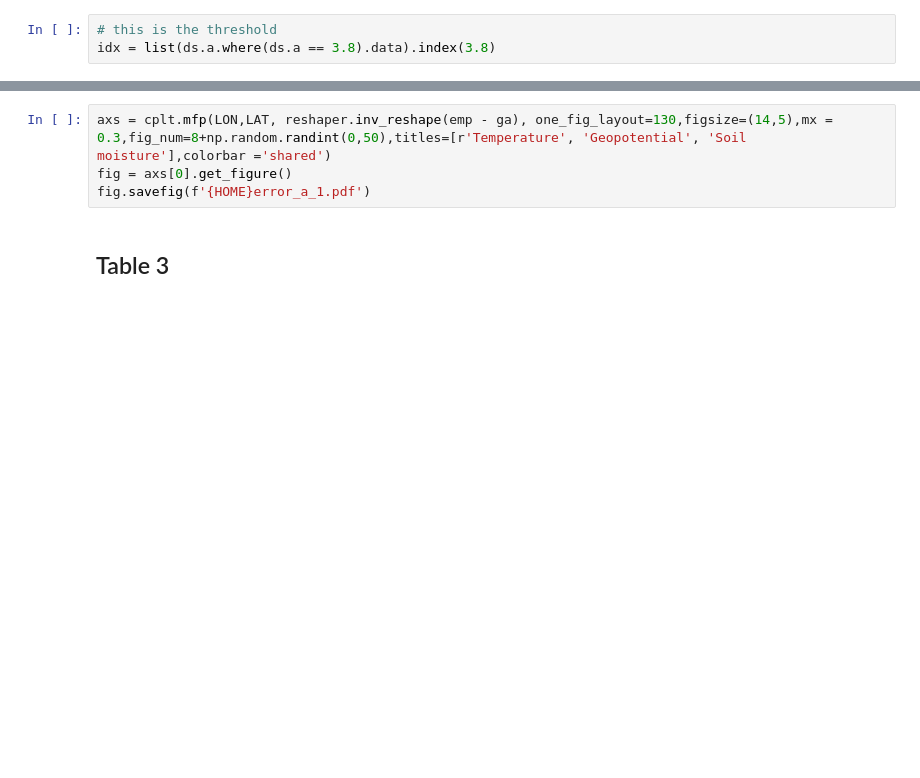
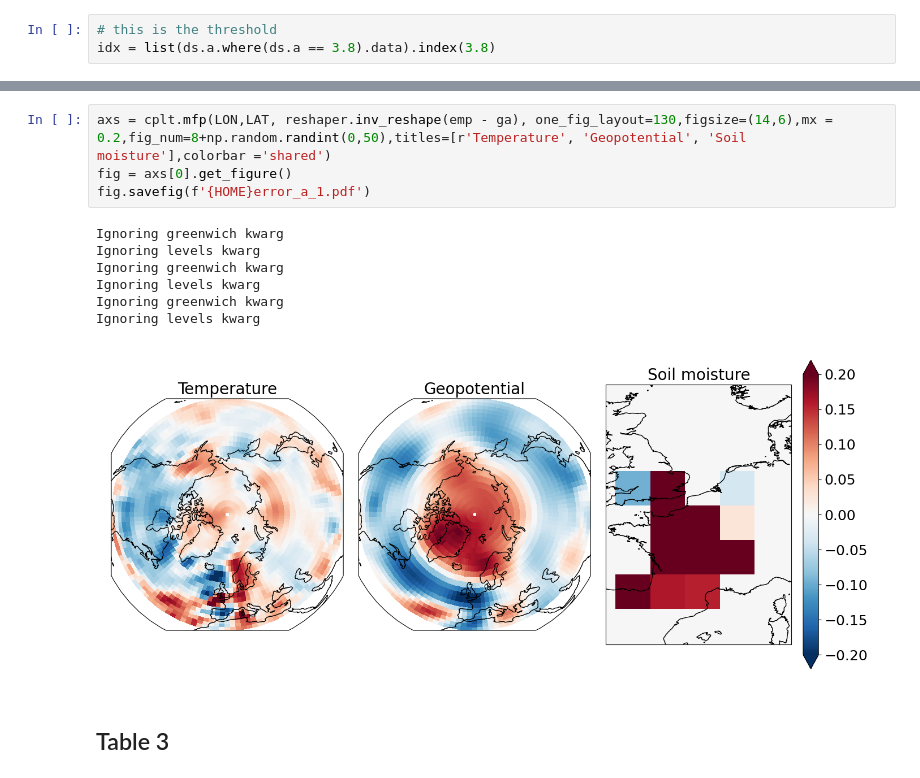
Before and after one commit to AlessandroLovo/gaussian-approximation-zenodo, a Jupyter notebook: gaus-approx/PLASIM/composites/composites.ipynb, the cells around one changed output, grey strips where cells are left out. Drawn from its saved outputs; the diff is of its cells as text; blank space fills up the shorter version.

```diff
--- a/gaus-approx/PLASIM/composites/composites.ipynb
+++ b/gaus-approx/PLASIM/composites/composites.ipynb
@@ -280,7 +304,15 @@ ga.shape
 # %%
-axs = cplt.mfp(LON,LAT, reshaper.inv_reshape(emp - ga), one_fig_layout=130,figsize=(14,5),mx = 0.3,fig_num=8+np.random.randint(0,50),titles=[r'Temperature', 'Geopotential', 'Soil moisture'],colorbar ='shared')
+axs = cplt.mfp(LON,LAT, reshaper.inv_reshape(emp - ga), one_fig_layout=130,figsize=(14,6),mx = 0.2,fig_num=8+np.random.randint(0,50),titles=[r'Temperature', 'Geopotential', 'Soil moisture'],colorbar ='shared')
 fig = axs[0].get_figure()
 fig.savefig(f'{HOME}error_a_1.pdf')
+# %% [output]
+Ignoring greenwich kwarg
+Ignoring levels kwarg
+Ignoring greenwich kwarg
+Ignoring levels kwarg
+Ignoring greenwich kwarg
+Ignoring levels kwarg
+[figure, added]
 # %% [markdown]
 ## Table 3
 # %%
```
Also changed, not shown: parts of 9 cells of this notebook, 3 other files.
